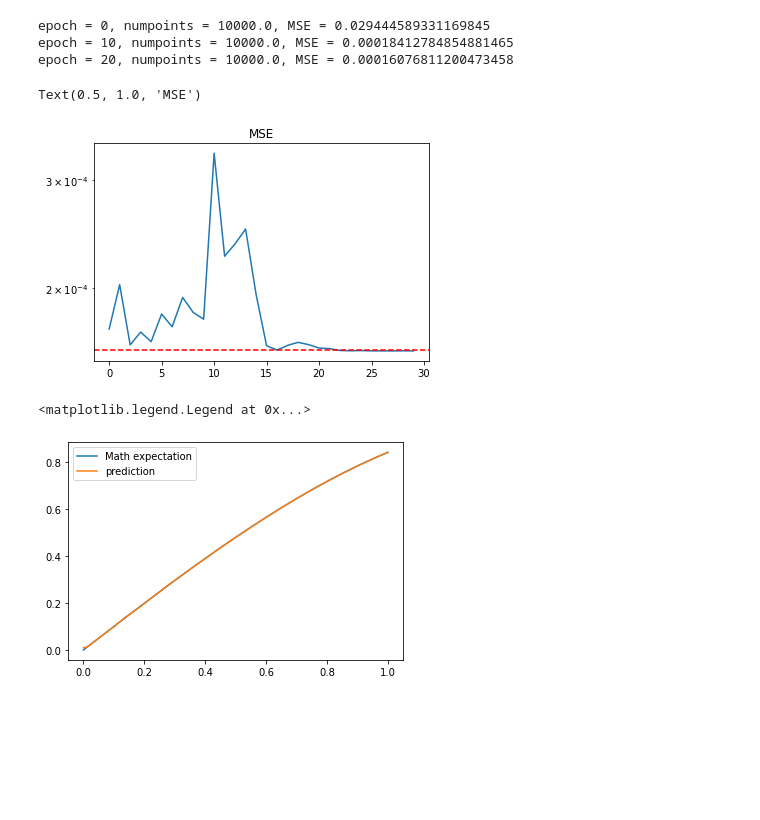
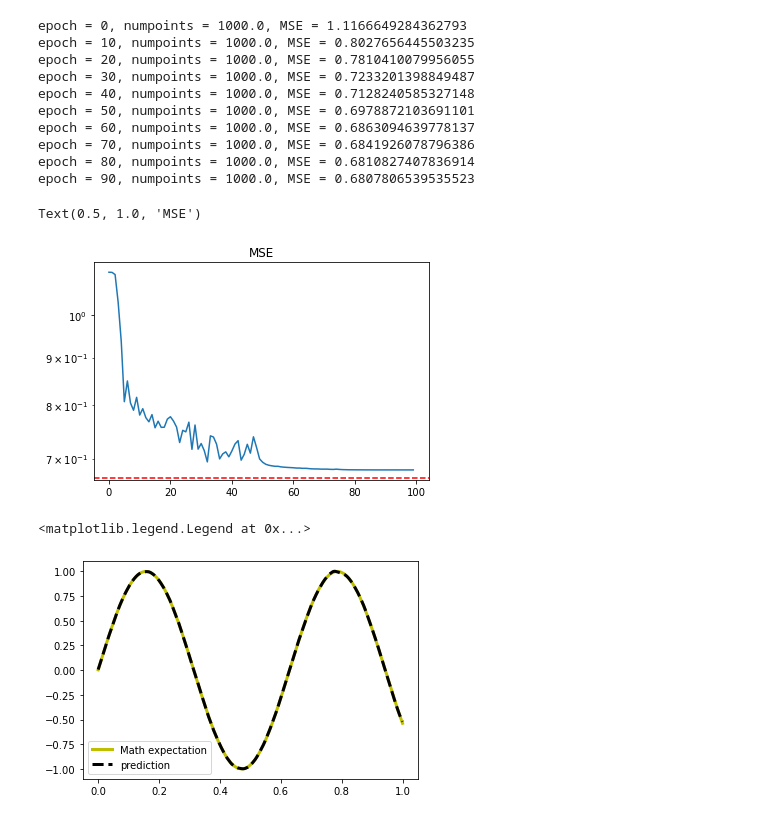
Before and after one commit to Pperezhogin/pyqg_experiments_Ross, a Jupyter notebook: pyqg_subgrid_experiments/GaussianLoss_1D.ipynb, the cells around one changed output. Cells and saved outputs as stored; diff of their text form; code cells hidden in the pictures; blank space fills up the shorter version.

```diff
--- a/pyqg_subgrid_experiments/GaussianLoss_1D.ipynb
+++ b/pyqg_subgrid_experiments/GaussianLoss_1D.ipynb
@@ -74,0 +63,3 @@ plt.plot(x,y,'.',x,mean_curve(x),'-')
+# %%
+for par in pars:
+    print(f'data var = {generate_data(x,par).var()},MSE min = {MSE_min(x,par)}, Gauss min = {Gauss_min(x,par)}')
@@ -100,17 +112,32 @@ class Net(nn.Module):
             xx[:,1] = nn.functional.softplus(x[:,1])
             return xx
 
+    def mean_curve(self, x):
+        with torch.no_grad():
+            yhat = self.forward(x)
+            return yhat[:,0:1]
+
+    def var_curve(self, x):
+        with torch.no_grad():
+            yhat = self.forward(x)
+            return yhat[:,1:2]
+
     def generate_noise(self,x):
         with torch.no_grad():
             yhat = self.forward(x)
             std_hat = torch.sqrt(yhat[:,1:2])
             noise = std_hat * torch.randn(std_hat.shape)
             return noise
-    def noise_variance(self,x):
+    def var_mean(self,x):
         with torch.no_grad():
             yhat = self.forward(x)
             var_hat = yhat[:,1:2]
             return var_hat.mean()
+    def log_var_mean(self,x):
+        with torch.no_grad():
+            yhat = self.forward(x)
+            var_hat = yhat[:,1:2]
+            return 0.5 + 0.5 * torch.log(var_hat).mean()
 
     def generate_data(self,x):
         with torch.no_grad():
@@ -195,27 +222,35 @@ def train_probabilistic(net, x, y, lr=0.001, num_epochs=100, batch_size=64, alph
         if epoch % 10 == 0:
             print(f"epoch = {epoch}, numpoints = {epoch_weight}, Gaussian Loss = {epoch_loss/epoch_weight}")
 # %%
-net = Net(100,10)
+net = Net(100,10); par = pars[1]
 # %%
-train(net, x, y, lr = 0.001, num_epochs=30, batch_size=64)
+train(net, x, generate_data(x,par), lr = 0.001, num_epochs=100, batch_size=64)
 # %% [output]
-epoch = 0, numpoints = 10000.0, MSE = 0.029444589331169845
-epoch = 10, numpoints = 10000.0, MSE = 0.00018412784854881465
-epoch = 20, numpoints = 10000.0, MSE = 0.00016076811200473458
+epoch = 0, numpoints = 1000.0, MSE = 1.1166649284362793
+epoch = 10, numpoints = 1000.0, MSE = 0.8027656445503235
+epoch = 20, numpoints = 1000.0, MSE = 0.7810410079956055
+epoch = 30, numpoints = 1000.0, MSE = 0.7233201398849487
+epoch = 40, numpoints = 1000.0, MSE = 0.7128240585327148
+epoch = 50, numpoints = 1000.0, MSE = 0.6978872103691101
+epoch = 60, numpoints = 1000.0, MSE = 0.6863094639778137
+epoch = 70, numpoints = 1000.0, MSE = 0.6841926078796386
+epoch = 80, numpoints = 1000.0, MSE = 0.6810827407836914
+epoch = 90, numpoints = 1000.0, MSE = 0.6807806539535523
 # %%
 plt.semilogy(net.loss_history['custom_mse'])
-plt.axhline(y=MSE_min,linestyle='--',color='r')
+plt.axhline(y=MSE_min(x,par),linestyle='--',color='r')
 plt.title('MSE')
 # %% [output]
 Text(0.5, 1.0, 'MSE')
-[figure, old version]
+[figure, new version]
 # %%
 with torch.no_grad():
     yhat = np.array(net.forward(x))
 # %%
-plt.plot(x,mean_curve(x),'-',x,yhat)
+plt.plot(x,mean_curve(x),'y-', linewidth=3)
+plt.plot(x,yhat,'k--',linewidth=3)
 plt.legend(['Math expectation', 'prediction'])
 # %% [output]
 <matplotlib.legend.Legend at 0x...>
-[figure, old version]
+[figure, new version]
 # %%
```
Also changed, not shown: parts of 23 cells of this notebook, 3 other files.
